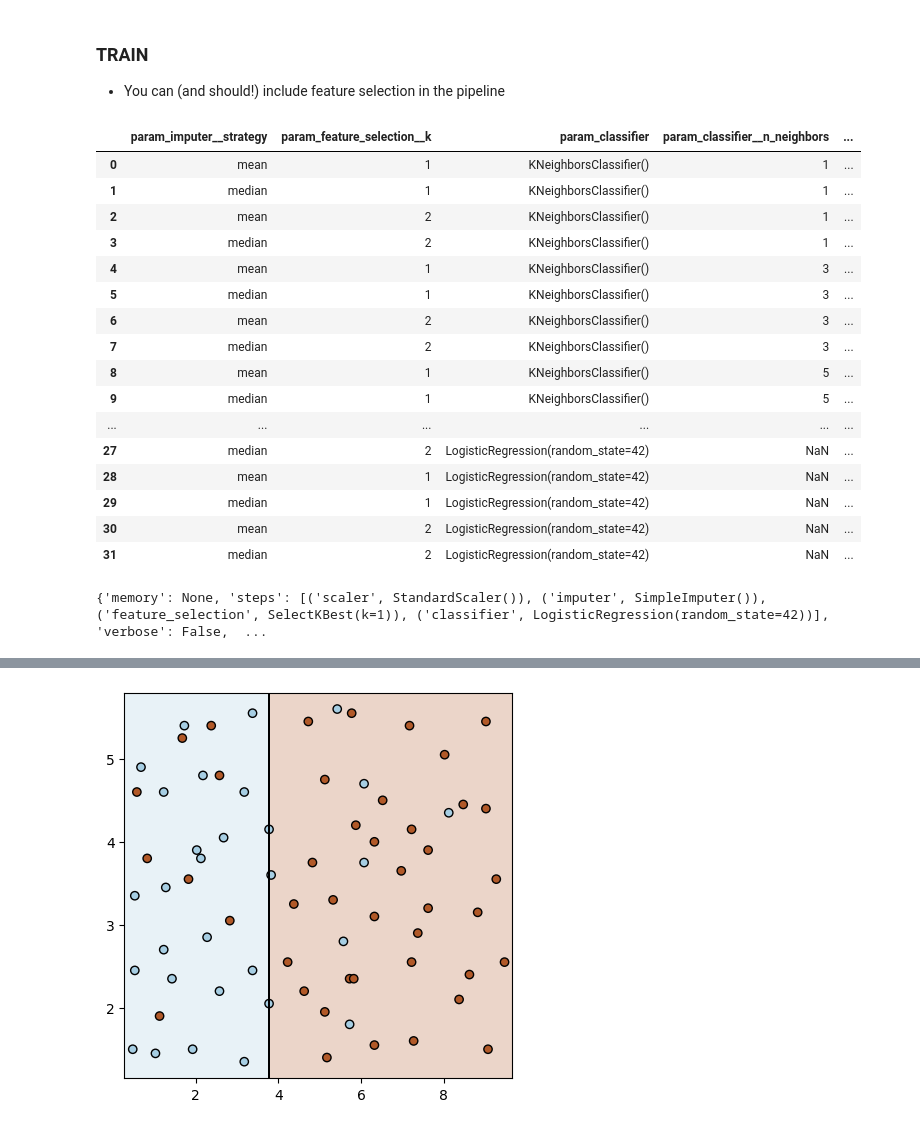
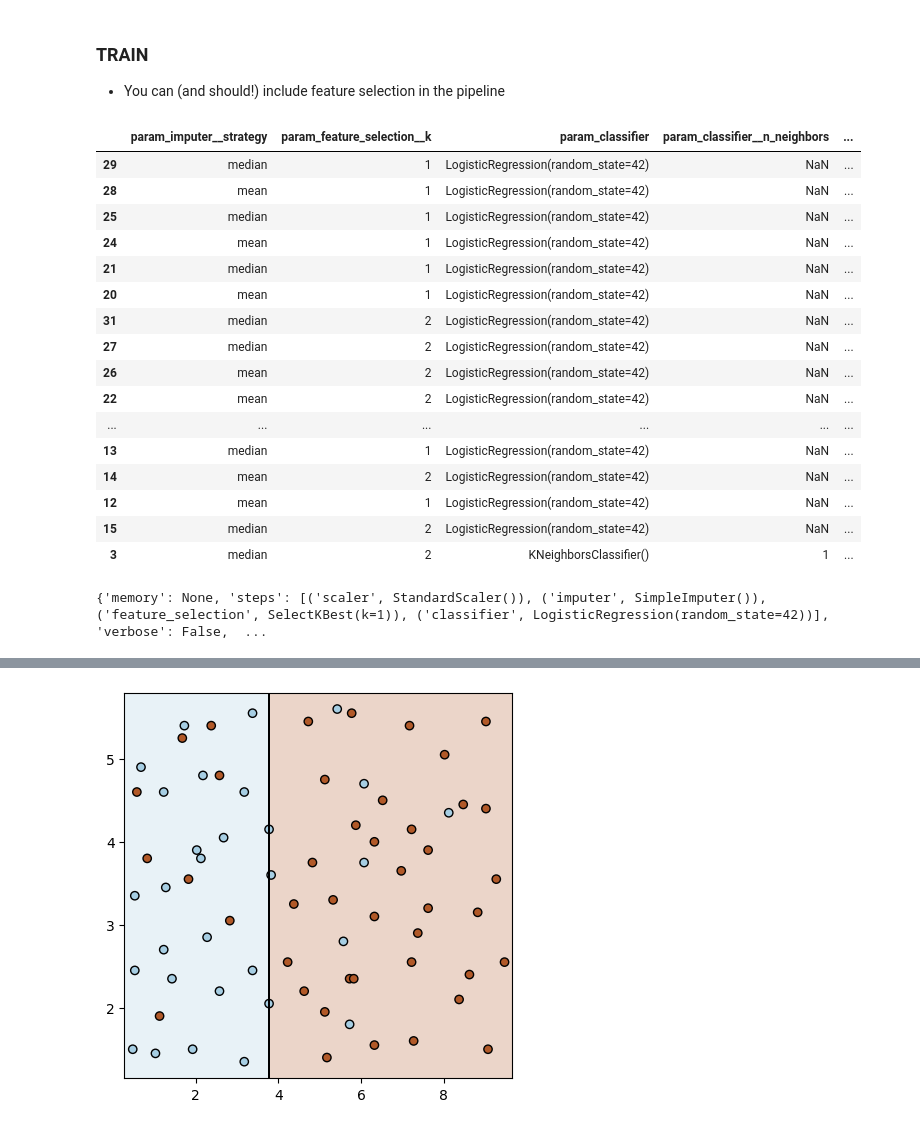
Before and after one commit to irenerodriguez/pydata-pipelines, a Jupyter notebook: notebooks/00_toy_data.ipynb, the cells around one changed output, grey strips where cells are left out. Cells and saved outputs as stored; diff of their text form; code cells hidden in the pictures.

```diff
--- a/notebooks/00_toy_data.ipynb
+++ b/notebooks/00_toy_data.ipynb
@@ -275,12 +284,42 @@ Accuracy in test:  0.55
 - https://scikit-learn.org/stable/modules/generated/sklearn.pipeline.Pipeline.html
 # %%
 from sklearn.pipeline import Pipeline
+from sklearn.feature_selection import SelectKBest, f_classif
+from sklearn import set_config
+
+set_config(display="diagram")
 
 pl=Pipeline([
     ('scaler', StandardScaler()),
     ('imputer', SimpleImputer()),
+    ('feature_selection', SelectKBest(score_func=f_classif)),
     ('classifier',KNeighborsClassifier())
 ])
 
-pl.fit(X_train,y_train)
+my_param_grid = [
+    {
+     'imputer__strategy': ['mean', 'median'],
+     'feature_selection__k': [1,2],
+     'classifier__n_neighbors': [1, 3, 5],
+    }
+]
+
+cv = GridSearchCV(pl,
+                  param_grid = my_param_grid,
+                  scoring = 'accuracy', refit = True,
+                  cv = 3,
+                 return_train_score=True)
+
+cv.fit(X_train,y_train)
+
+cv_results = pd.DataFrame(cv.cv_results_).sort_values(by="rank_test_score")
+display(cv_results[['param_imputer__strategy','param_feature_selection__k','param_classifier__n_neighbors',
+                    'mean_train_score', 'mean_test_score', 'rank_test_score']])
+print(cv.best_estimator_.get_params())
+
+# WATCH OUT!
+with open(os.path.join('pkl','round_4','pipeline.pkl'),'wb') as f:
+    pickle.dump(cv.best_estimator_,f)
+
+cv
 # %% [output]
@@ -331,7 +368,6 @@ plot_decision_boundary(pipe, X_train,y_train)
 ### TRAIN
 - You can (and should!) include feature selection in the pipeline
 # %%
-from sklearn.feature_selection import SelectKBest, f_classif
 from sklearn.linear_model import LogisticRegression
 
 pl=Pipeline([
@@ -344,49 +380,53 @@ pl=Pipeline([
 my_param_grid = [
     {
      'imputer__strategy': ['mean', 'median'],
      'feature_selection__k': [1,2],
      'classifier': [KNeighborsClassifier()],
      'classifier__n_neighbors': [1, 3, 5],
     },
     {
      'imputer__strategy': ['mean', 'median'],
      'feature_selection__k': [1,2],
      'classifier': [LogisticRegression(random_state=42)],
      'classifier__C': [0.01, 0.1, 1.0, 10.0, 100.0]
     }
 ]
 
 cv = GridSearchCV(pl,
                   param_grid = my_param_grid,
                   scoring = 'accuracy', refit = True,
                   cv = 3,
                  return_train_score=True)
 
 cv.fit(X_train,y_train)
 
-cv_results = pd.DataFrame(cv.cv_results_)
-display(cv_results[['param_imputer__strategy','param_feature_selection__k','param_classifier','param_classifier__n_neighbors', 'param_classifier__C', 'mean_train_score', 'mean_test_score', 'rank_test_score']])
+cv_results = pd.DataFrame(cv.cv_results_).sort_values(by="rank_test_score")
+display(cv_results[['param_imputer__strategy','param_feature_selection__k',
+                    'param_classifier','param_classifier__n_neighbors', 'param_classifier__C',
+                    'mean_train_score', 'mean_test_score', 'rank_test_score']])
 print(cv.best_estimator_.get_params())
 
 # WATCH OUT!
 with open(os.path.join('pkl','round_5','pipeline.pkl'),'wb') as f:
     pickle.dump(cv.best_estimator_,f)
+
+cv
 # %% [output]
 |  | param_imputer__strategy | param_feature_selection__k | param_classifier | param_classifier__n_neighbors | ... |
-| 0 | mean | 1 | KNeighborsClassifier() | 1 | ... |
-| 1 | median | 1 | KNeighborsClassifier() | 1 | ... |
-| 2 | mean | 2 | KNeighborsClassifier() | 1 | ... |
+| 29 | median | 1 | LogisticRegression(random_state=42) | NaN | ... |
+| 28 | mean | 1 | LogisticRegression(random_state=42) | NaN | ... |
+| 25 | median | 1 | LogisticRegression(random_state=42) | NaN | ... |
+| 24 | mean | 1 | LogisticRegression(random_state=42) | NaN | ... |
+| 21 | median | 1 | LogisticRegression(random_state=42) | NaN | ... |
+| 20 | mean | 1 | LogisticRegression(random_state=42) | NaN | ... |
+| 31 | median | 2 | LogisticRegression(random_state=42) | NaN | ... |
+| 27 | median | 2 | LogisticRegression(random_state=42) | NaN | ... |
+| 26 | mean | 2 | LogisticRegression(random_state=42) | NaN | ... |
+| 22 | mean | 2 | LogisticRegression(random_state=42) | NaN | ... |
+| ... | ... | ... | ... | ... | ... |
+| 13 | median | 1 | LogisticRegression(random_state=42) | NaN | ... |
+| 14 | mean | 2 | LogisticRegression(random_state=42) | NaN | ... |
+| 12 | mean | 1 | LogisticRegression(random_state=42) | NaN | ... |
+| 15 | median | 2 | LogisticRegression(random_state=42) | NaN | ... |
 | 3 | median | 2 | KNeighborsClassifier() | 1 | ... |
-| 4 | mean | 1 | KNeighborsClassifier() | 3 | ... |
-| 5 | median | 1 | KNeighborsClassifier() | 3 | ... |
-| 6 | mean | 2 | KNeighborsClassifier() | 3 | ... |
-| 7 | median | 2 | KNeighborsClassifier() | 3 | ... |
-| 8 | mean | 1 | KNeighborsClassifier() | 5 | ... |
-| 9 | median | 1 | KNeighborsClassifier() | 5 | ... |
-| ... | ... | ... | ... | ... | ... |
-| 27 | median | 2 | LogisticRegression(random_state=42) | NaN | ... |
-| 28 | mean | 1 | LogisticRegression(random_state=42) | NaN | ... |
-| 29 | median | 1 | LogisticRegression(random_state=42) | NaN | ... |
-| 30 | mean | 2 | LogisticRegression(random_state=42) | NaN | ... |
-| 31 | median | 2 | LogisticRegression(random_state=42) | NaN | ... |
 {'memory': None, 'steps': [('scaler', StandardScaler()), ('imputer', SimpleImputer()), ('feature_selection', SelectKBest(k=1)), ('classifier', LogisticRegression(random_state=42))], 'verbose': False,  ...
```
Also changed, not shown: parts of 10 cells of this notebook, 3 other files.
